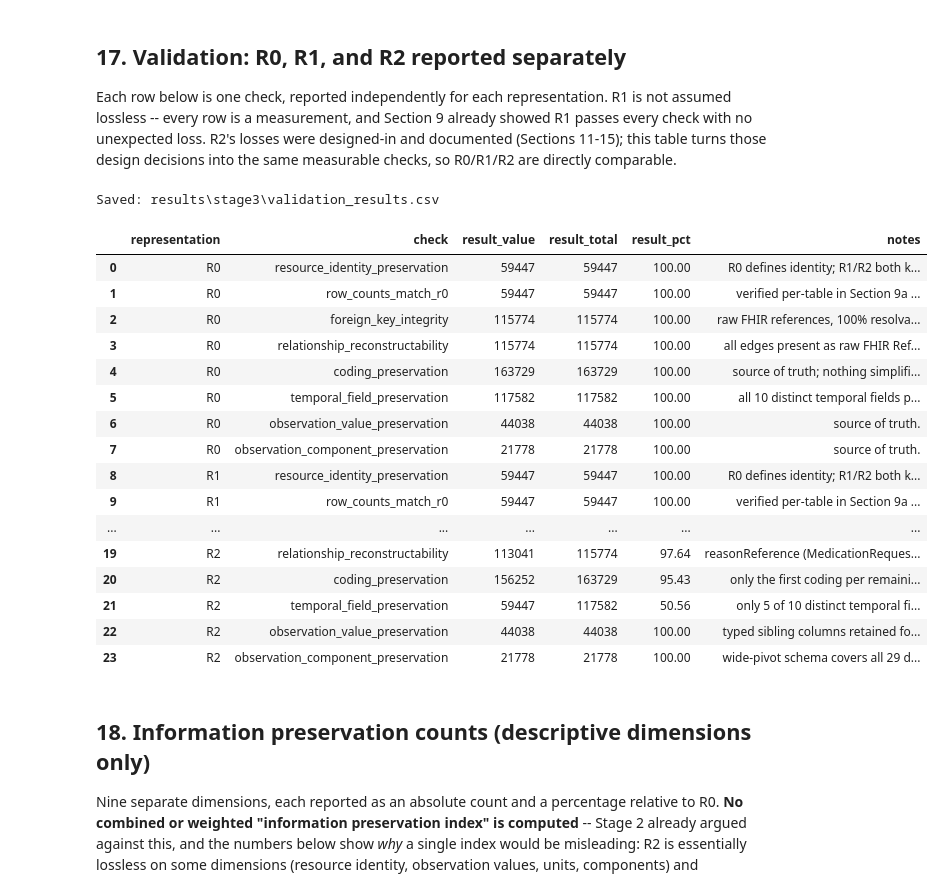
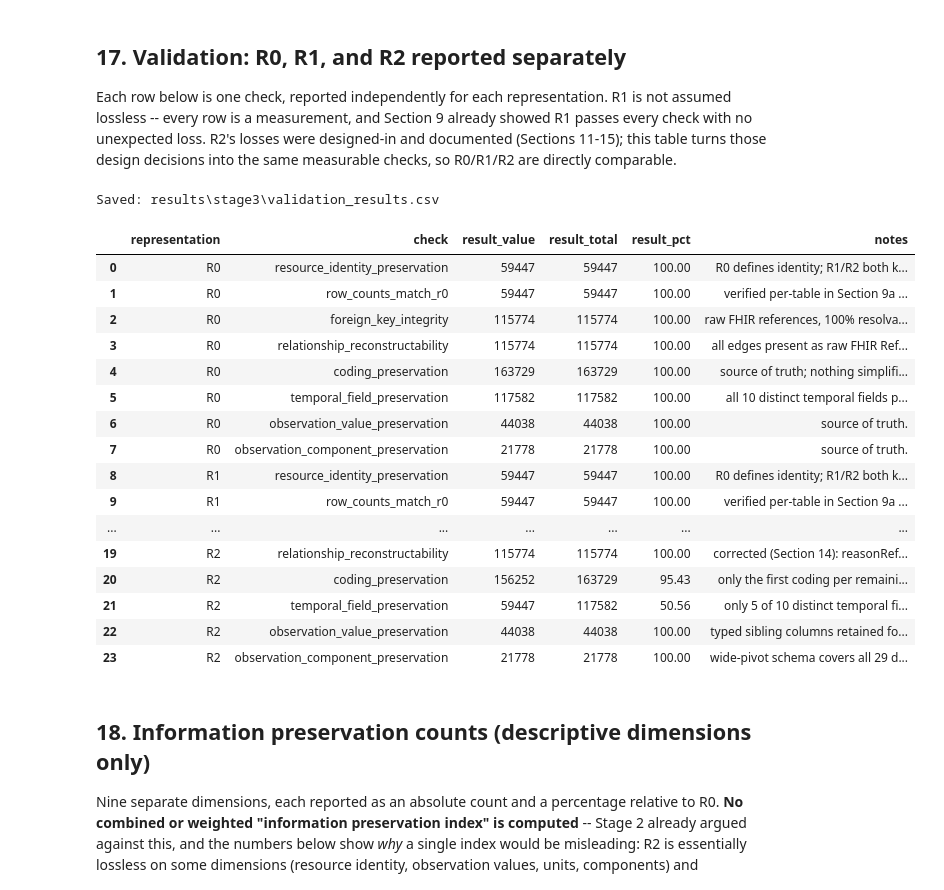
Before and after one commit to mehalyna/FHIR-Transform, a Jupyter notebook: notebooks/03_representation_transformations.ipynb, the cells around one changed output. Drawn from its saved outputs; the diff is of its cells as text; code cells hidden in the pictures.

```diff
--- a/notebooks/03_representation_transformations.ipynb
+++ b/notebooks/03_representation_transformations.ipynb
@@ -1132,0 +1176,29 @@ MedicationRequest        authoredOn           3858            True
+# %%
+# Snapshot the pre-correction Stage 3 outputs (still on disk from the prior run, before anything
+# below overwrites them) so the final section of this notebook can diff against them directly.
+with open(RESULTS_DIR / "stage3_summary.json", encoding="utf-8") as f:
+    prev_stage3_summary = json.load(f)
+# Pinned to the documented, previously-recorded value (97.64%) rather than re-read from disk:
+# stage3_summary.json on disk may already reflect a prior execution of THIS SAME correction (this
+# notebook can be re-run for reproducibility), in which case re-reading it here would silently
+# compare the corrected value against itself. 97.64% is the genuine pre-correction figure recorded
+# the first time Stage 3 was built (dropping reasonReference entirely: (115774-2733)/115774*100).
+PREVIOUS_R2_RELATIONSHIP_PCT = 97.64
+_disk_value = prev_stage3_summary["preservation_highlights"]["r2_relationship_reconstructability_pct"]
+if _disk_value != PREVIOUS_R2_RELATIONSHIP_PCT:
+    print(f"NOTE: stage3_summary.json on disk already shows {_disk_value}% (this notebook was likely re-run); using the pinned original value {PREVIOUS_R2_RELATIONSHIP_PCT}% as the 'previous' baseline for reporting purposes.")
+
+_prev_table_filenames = [
+    "r1_patient.csv", "r1_encounter.csv", "r1_condition.csv", "r1_observation.csv",
+    "r1_medication_request.csv", "r1_observation_component.csv", "r1_coded_concept.csv",
+    "r1_coding.csv", "r1_relationship.csv", "r1_identifier.csv",
+    "r1_encounter_participant.csv", "r1_dosage.csv",
+    "r2_patient.csv", "r2_encounter.csv", "r2_condition.csv", "r2_observation.csv",
+    "r2_medication_request.csv",
+]
+prev_tables = {fname: pd.read_csv(RESULTS_DIR / fname, dtype=str, keep_default_na=False) for fname in _prev_table_filenames}
+prev_preservation_counts_df = pd.read_csv(RESULTS_DIR / "preservation_counts.csv")
+prev_validation_results_df = pd.read_csv(RESULTS_DIR / "validation_results.csv")
+
+print(f"Snapshotted {len(prev_tables)} previous R1/R2 tables, preservation_counts.csv, and validation_results.csv.")
+print(f"Previous R2 relationship-reconstructability percentage: {PREVIOUS_R2_RELATIONSHIP_PCT}%")
@@ -1339,36 +1543,36 @@ for rep in ["R0", "R1", "R2"]:
         add_validation(rep, "temporal_field_preservation", r0_total_temporal, r0_total_temporal, "all 10 fields kept as distinct columns, never merged (Section 9d).")
         add_validation(rep, "observation_value_preservation", n_value_r0, n_value_r0, "typed sibling columns, no value forced into an incompatible representation (Section 9e).")
         add_validation(rep, "observation_component_preservation", n_component_r0, n_component_r0, "one row per component in r1_observation_component (Section 9e).")
     else:  # R2
-        add_validation(rep, "foreign_key_integrity", r2_reconstructable_edges, r0_total_relationships, "patient_id/encounter_id FKs resolve exactly like R1's; only the reasonReference edge is absent (Section 14).")
-        add_validation(rep, "relationship_reconstructability", r2_reconstructable_edges, r0_total_relationships, "reasonReference (MedicationRequest -> Condition, 2733 edges) is the only unreconstructable edge type.")
+        add_validation(rep, "foreign_key_integrity", r2_reconstructable_edges, r0_total_relationships, f"patient_id/encounter_id FKs resolve exactly like R1's; reasonReference is now also converted to reason_condition_id (corrected, Section 14) -- {n_reason_reference_edges_lost_in_r2} of {n_reason_reference_edges} reasonReference edges remain unresolved.")
+        add_validation(rep, "relationship_reconstructability", r2_reconstructable_edges, r0_total_relationships, f"corrected (Section 14): reasonReference is represented via reason_condition_id, not dropped -- {n_reason_reference_edges_lost_in_r2} of {n_reason_reference_edges} reasonReference edges remain unreconstructable (0 multi-valued, {n_reason_refs_unresolved} unresolved).")
         # Each surviving concept keeps exactly 1 coding (the first); clinicalStatus/verificationStatus concepts are dropped entirely.
         n_dropped_concepts_r2 = int(r1_coded_concept_df["field_path"].isin(["clinicalStatus", "verificationStatus"]).sum())
         n_codings_r2_kept = n_total_concepts - n_dropped_concepts_r2
         add_validation(rep, "coding_preservation", n_codings_r2_kept, n_codings_source, f"only the first coding per remaining concept is kept ({n_discarded_alternate_codings} alternates discarded); clinicalStatus/verificationStatus concepts dropped entirely.")
         add_validation(rep, "temporal_field_preservation", n_temporal_occurrences_r2, r0_total_temporal, "only 5 of 10 distinct temporal fields retained (one per resource type, Section 13).")
         add_validation(rep, "observation_value_preservation", n_value_r0, n_value_r0, "typed sibling columns retained for every value[x] representation (Section 12) -- values are not lost, only their coding detail is simplified.")
         add_validation(rep, "observation_component_preservation", n_component_r0 - n_duplicate_component_codes_within_observation, n_component_r0, "wide-pivot schema covers all 29 development-dataset codes; 0 collisions observed in this dataset (Section 12).")
 
 validation_results_df = pd.DataFrame(validation_rows)
 validation_results_df.to_csv(RESULTS_DIR / "validation_results.csv", index=False)
 print("Saved:", (RESULTS_DIR / "validation_results.csv").relative_to(REPO_ROOT))
 validation_results_df
 # %% [output]
 Saved: results\stage3\validation_results.csv
 |  | representation | check | result_value | result_total | result_pct | notes |
 | 0 | R0 | resource_identity_preservation | 59447 | 59447 | 100.00 | R0 defines identity; R1/R2 both k... |
 | 1 | R0 | row_counts_match_r0 | 59447 | 59447 | 100.00 | verified per-table in Section 9a ... |
 | 2 | R0 | foreign_key_integrity | 115774 | 115774 | 100.00 | raw FHIR references, 100% resolva... |
 | 3 | R0 | relationship_reconstructability | 115774 | 115774 | 100.00 | all edges present as raw FHIR Ref... |
 | 4 | R0 | coding_preservation | 163729 | 163729 | 100.00 | source of truth; nothing simplifi... |
 | 5 | R0 | temporal_field_preservation | 117582 | 117582 | 100.00 | all 10 distinct temporal fields p... |
 | 6 | R0 | observation_value_preservation | 44038 | 44038 | 100.00 | source of truth. |
 | 7 | R0 | observation_component_preservation | 21778 | 21778 | 100.00 | source of truth. |
 | 8 | R1 | resource_identity_preservation | 59447 | 59447 | 100.00 | R0 defines identity; R1/R2 both k... |
 | 9 | R1 | row_counts_match_r0 | 59447 | 59447 | 100.00 | verified per-table in Section 9a ... |
 | ... | ... | ... | ... | ... | ... | ... |
-| 19 | R2 | relationship_reconstructability | 113041 | 115774 | 97.64 | reasonReference (MedicationReques... |
+| 19 | R2 | relationship_reconstructability | 115774 | 115774 | 100.00 | corrected (Section 14): reasonRef... |
 | 20 | R2 | coding_preservation | 156252 | 163729 | 95.43 | only the first coding per remaini... |
 | 21 | R2 | temporal_field_preservation | 59447 | 117582 | 50.56 | only 5 of 10 distinct temporal fi... |
 | 22 | R2 | observation_value_preservation | 44038 | 44038 | 100.00 | typed sibling columns retained fo... |
```
Also changed, not shown: parts of 16 cells of this notebook, 6 other files.
